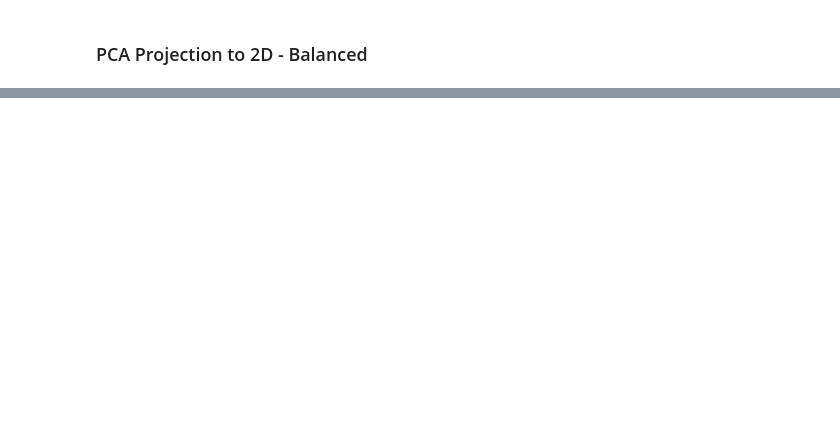
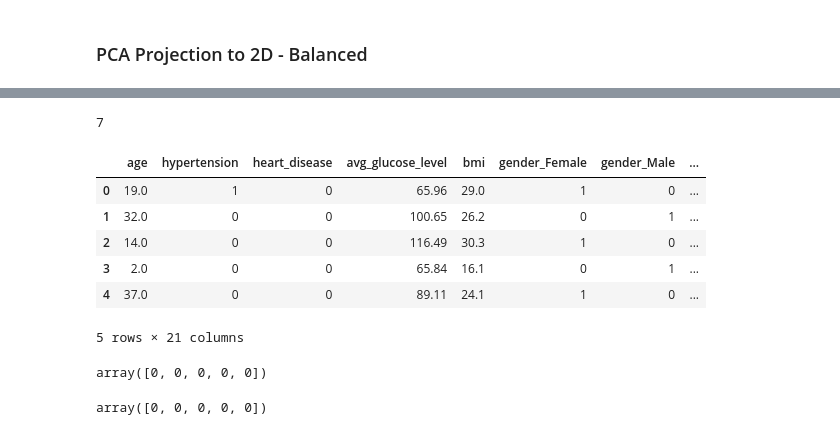
Before and after one commit to luisfreitas213/StrokePredicton, a Jupyter notebook: 03.Unsupervised.ipynb, the cells around one changed output, grey strips where cells are left out. Cells and saved outputs as stored; diff of their text form; code cells hidden in the pictures; blank space fills up the shorter version.

```diff
--- a/03.Unsupervised.ipynb
+++ b/03.Unsupervised.ipynb
@@ -127,0 +308,5 @@ ax.grid()
+# %%
+# The number of iterations required to converge
+kmeans.n_iter_
+# %% [output]
+7
@@ -127,0 +315,10 @@ ax.grid()
+# %%
+X_train_oversampled[:5]
+# %% [output]
+|  | age | hypertension | heart_disease | avg_glucose_level | bmi | gender_Female | gender_Male | ... |
+| 0 | 19.0 | 1 | 0 | 65.96 | 29.0 | 1 | 0 | ... |
+| 1 | 32.0 | 0 | 0 | 100.65 | 26.2 | 0 | 1 | ... |
+| 2 | 14.0 | 0 | 0 | 116.49 | 30.3 | 1 | 0 | ... |
+| 3 | 2.0 | 0 | 0 | 65.84 | 16.1 | 0 | 1 | ... |
+| 4 | 37.0 | 0 | 0 | 89.11 | 24.1 | 1 | 0 | ... |
+5 rows × 21 columns
@@ -127,0 +328,4 @@ ax.grid()
+# %%
+y_train_oversampled_flatten[:5]
+# %% [output]
+array([0, 0, 0, 0, 0])
@@ -127,0 +336,4 @@ ax.grid()
+# %%
+true_labels[:5]
+# %% [output]
+array([0, 0, 0, 0, 0])
```
Also changed, not shown: parts of 38 cells of this notebook, 4 other files.
